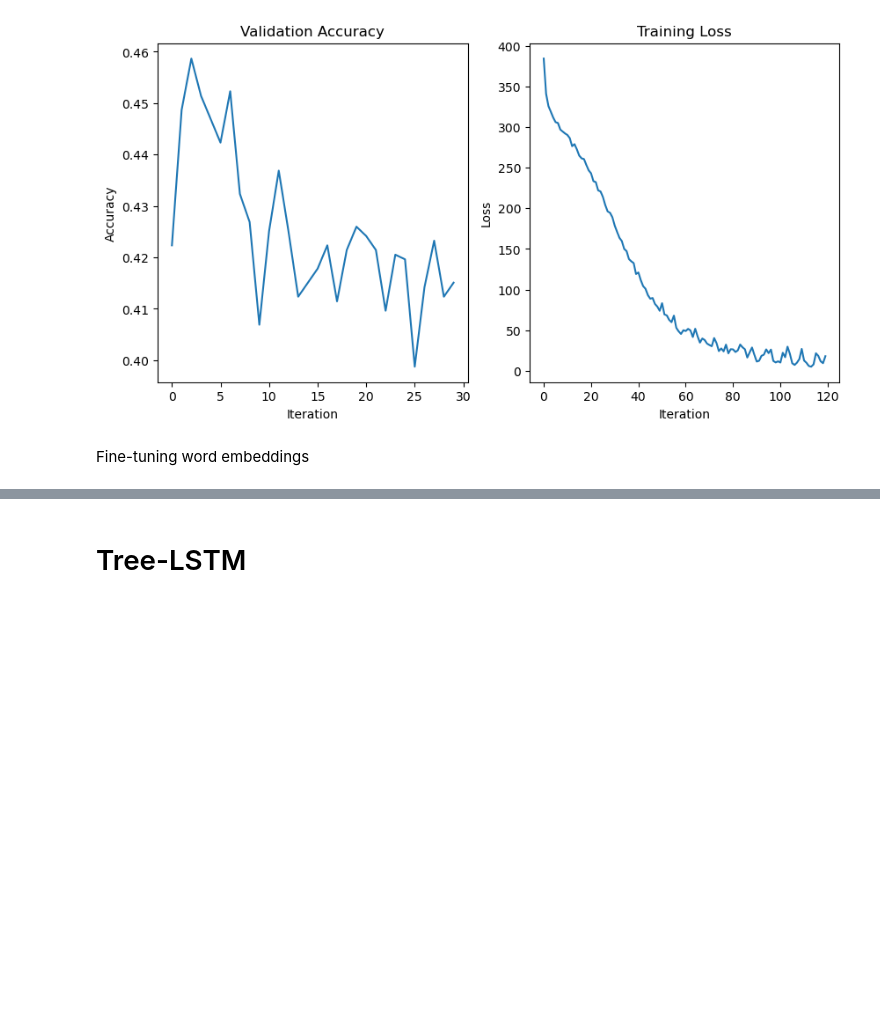
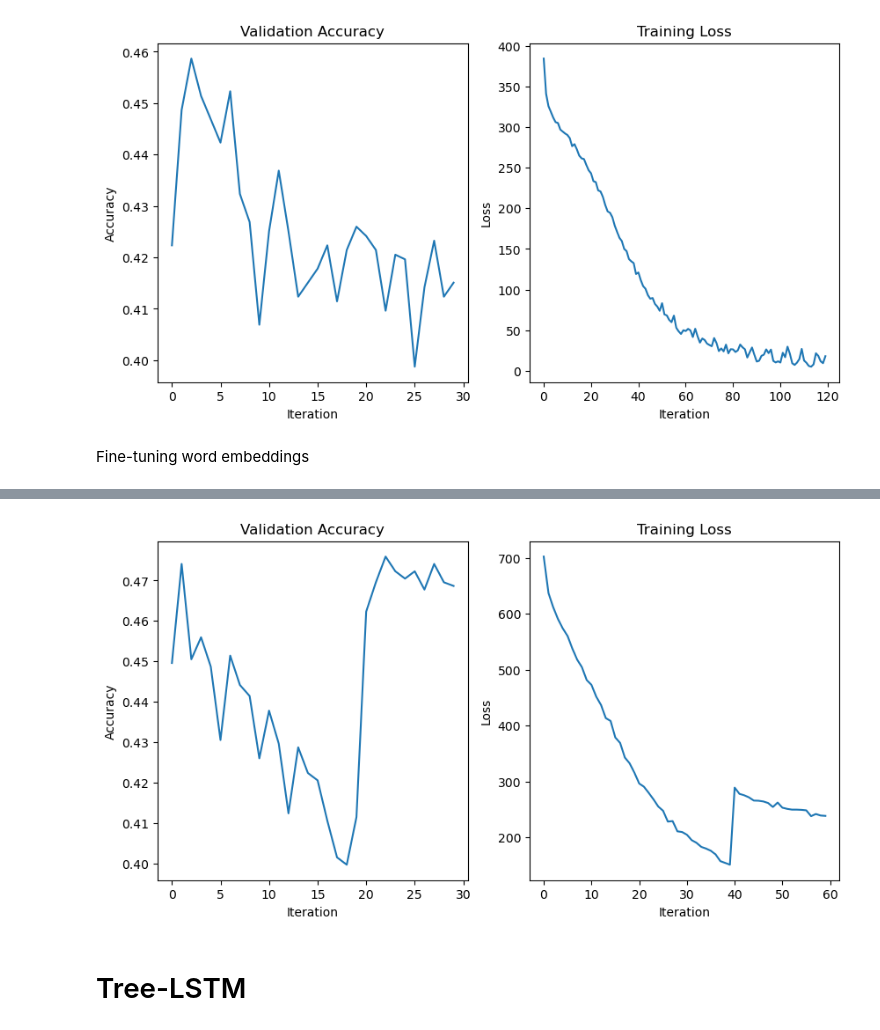
Before and after one commit to NiccoloCase/uva-nlp-1-assignments, a Jupyter notebook: assignment2/NLP1_2025_Practical_2.ipynb, the cells around one changed output, grey strips where cells are left out. Saved outputs shown, nothing was run; the diff lists cells and outputs as text; code cells hidden in the pictures; blank space fills up the shorter version.

```diff
--- a/assignment2/NLP1_2025_Practical_2.ipynb
+++ b/assignment2/NLP1_2025_Practical_2.ipynb
@@ -1787,0 +1859,66 @@ plot_curves(lstm_tune_accuracies, lstm_tune_losses)
+# %%
+# ==========================================
+# STAGE 1: Train with FIXED Embeddings
+# ==========================================
+print("--- STAGE 1: Training with Frozen Embeddings ---")
+
+# 1. Initialize model
+lstm_model = LSTMClassifier(
+    len(v.w2i), 300, 168, len(t2i), v,
+    enable_embedding_dropout=True # Keep dropout ready, but it matters less when frozen
+)
+lstm_model = lstm_model.to(device)
+
+# 2. Load GloVe and FREEZE
+with torch.no_grad():
+    lstm_model.embed.weight.data.copy_(torch.from_numpy(vectors))
+    lstm_model.embed.weight.requires_grad = False # Freeze!
+
+# 3. Train using standard parameters (Adagrad 0.05 for weights)
+optimizer_stage1 = optim.Adagrad(
+    filter(lambda p: p.requires_grad, lstm_model.parameters()),
+    lr=0.05,
+    weight_decay=1e-4
+)
+
+# Train for fewer iterations (e.g., 20k) just to get the baseline
+losses1, accs1 = load_or_train_model(
+    lstm_model, optimizer_stage1, num_iterations=20000,
+    print_every=500, eval_every=1000,
+    batch_size=25,
+    batch_fn=get_minibatch, prep_fn=prepare_minibatch, eval_fn=evaluate,
+    model_name="LSTM_Stage1_Frozen"
+)
+
+# ==========================================
+# STAGE 2: Fine-tune with UN-FROZEN Embeddings
+# ==========================================
+print("\n--- STAGE 2: Fine-tuning Embeddings ---")
+
+# 1. Unfreeze embeddings
+lstm_model.embed.weight.requires_grad = True
+
+# 2. Optimizer with LOWER Learning Rate for embeddings
+# We use a much smaller LR (e.g., 0.01 or 0.001) to strictly polish the results
+embedding_params = list(lstm_model.embed.parameters())
+rest_params = [p for n, p in lstm_model.named_parameters() if "embed" not in n]
+
+optimizer_stage2 = optim.Adagrad([
+    {'params': rest_params, 'lr': 0.01},       # Lower LR for weights to prevent drift
+    {'params': embedding_params, 'lr': 0.0005}   # Low LR for embeddings to be gentle
+], weight_decay=1e-4)
+
+# 3. Continue training for a short period
+losses2, accs2 = load_or_train_model(
+    lstm_model, optimizer_stage2, num_iterations=5000, # Short run
+    print_every=250, eval_every=500,
+    batch_size=25,
+    batch_fn=get_minibatch, prep_fn=prepare_minibatch, eval_fn=evaluate,
+    model_name="LSTM_Stage2_Finetuned"
+)
+
+# Combine histories for plotting
+total_losses = losses1 + losses2
+total_accs = accs1 + accs2
+plot_curves(total_accs, total_losses)
+# %% [output]
@@ -1788,3 +1942,4 @@ plot_curves(lstm_tune_accuracies, lstm_tune_losses)
+[figure, added]
 # %% [markdown]
 # Tree-LSTM
 # %% [markdown]
```
Also changed, not shown: parts of 6 cells of this notebook, 6 other files.
